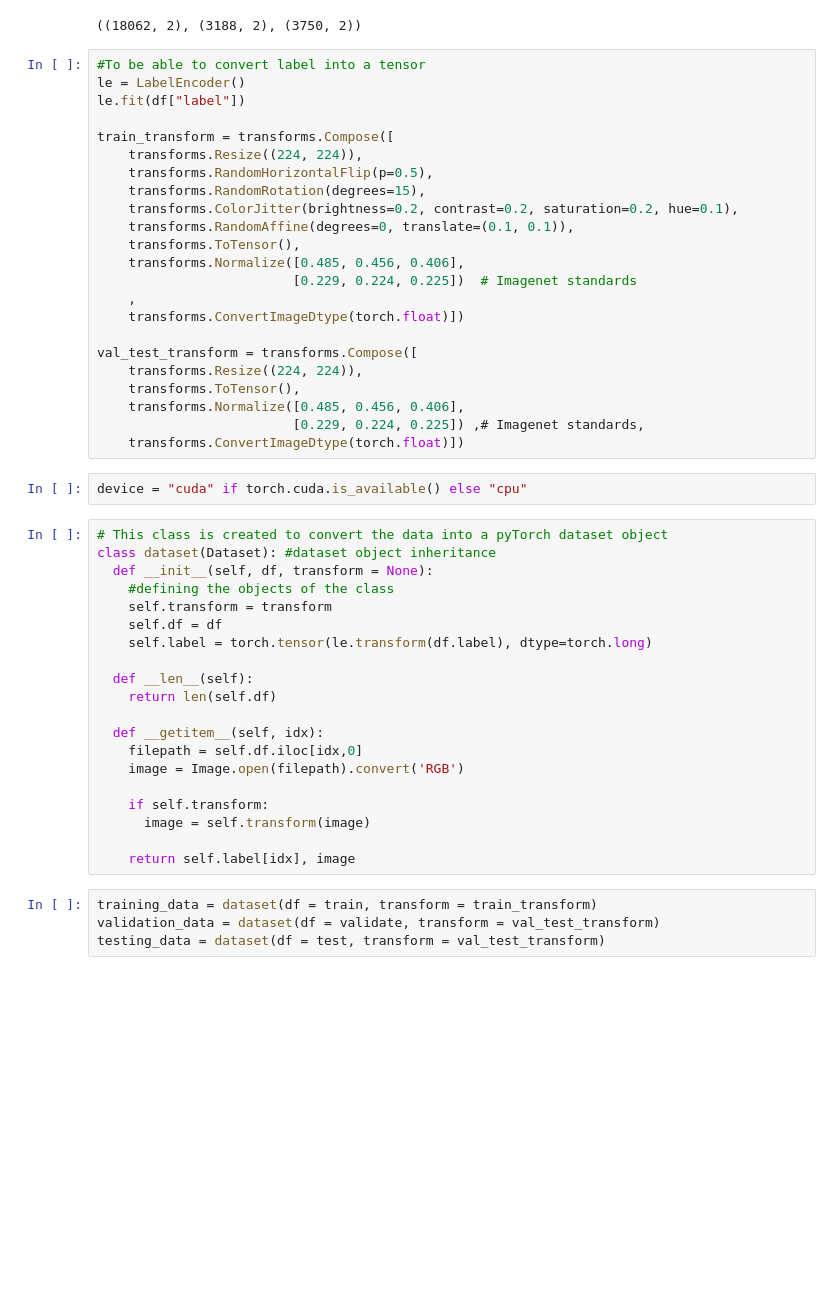
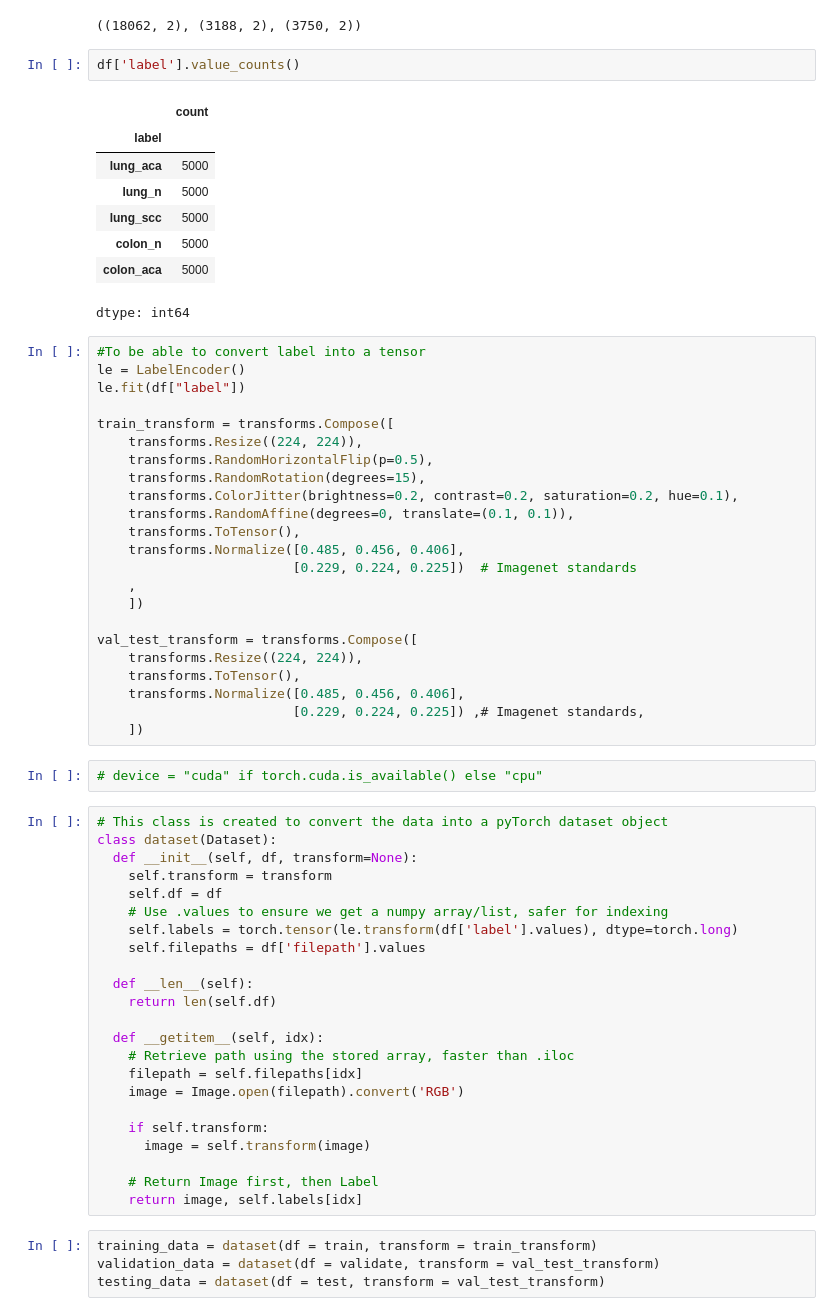
Before and after one commit to NsElgezawy/MultiModel-LungCancerDetection-API, a Jupyter notebook: DL_Project.ipynb, the cells around one changed output. Drawn from its saved outputs; the diff is of its cells as text; blank space fills up the shorter version.

```diff
--- a/DL_Project.ipynb
+++ b/DL_Project.ipynb
@@ -92,6 +99,17 @@ test = pd.DataFrame(zip(X_test, y_test), columns=['filepath', 'label'])
 train.shape, validate.shape, test.shape
 # %% [output]
 ((18062, 2), (3188, 2), (3750, 2))
+# %%
+df['label'].value_counts()
+# %% [output]
+|  | count |
+| label |  |
+| lung_aca | 5000 |
+| lung_n | 5000 |
+| lung_scc | 5000 |
+| colon_n | 5000 |
+| colon_aca | 5000 |
+dtype: int64
 # %%
 #To be able to convert label into a tensor
 le = LabelEncoder()
@@ -107,36 +125,39 @@ train_transform = transforms.Compose([
     transforms.Normalize([0.485, 0.456, 0.406],
                          [0.229, 0.224, 0.225])  # Imagenet standards
     ,
-    transforms.ConvertImageDtype(torch.float)])
+    ])
 
 val_test_transform = transforms.Compose([
     transforms.Resize((224, 224)),
     transforms.ToTensor(),
     transforms.Normalize([0.485, 0.456, 0.406],
                          [0.229, 0.224, 0.225]) ,# Imagenet standards,
-    transforms.ConvertImageDtype(torch.float)])
+    ])
 # %%
-device = "cuda" if torch.cuda.is_available() else "cpu"
+# device = "cuda" if torch.cuda.is_available() else "cpu"
 # %%
 # This class is created to convert the data into a pyTorch dataset object
-class dataset(Dataset): #dataset object inheritance
-  def __init__(self, df, transform = None):
-    #defining the objects of the class
+class dataset(Dataset):
+  def __init__(self, df, transform=None):
     self.transform = transform
     self.df = df
-    self.label = torch.tensor(le.transform(df.label), dtype=torch.long)
+    # Use .values to ensure we get a numpy array/list, safer for indexing
+    self.labels = torch.tensor(le.transform(df['label'].values), dtype=torch.long)
+    self.filepaths = df['filepath'].values
 
   def __len__(self):
     return len(self.df)
 
   def __getitem__(self, idx):
-    filepath = self.df.iloc[idx,0]
+    # Retrieve path using the stored array, faster than .iloc
+    filepath = self.filepaths[idx]
     image = Image.open(filepath).convert('RGB')
 
     if self.transform:
       image = self.transform(image)
 
-    return self.label[idx], image
+    # Return Image first, then Label
+    return image, self.labels[idx]
 # %%
 training_data = dataset(df = train, transform = train_transform)
 validation_data = dataset(df = validate, transform = val_test_transform)
```
Also changed, not shown: parts of 13 cells of this notebook.
